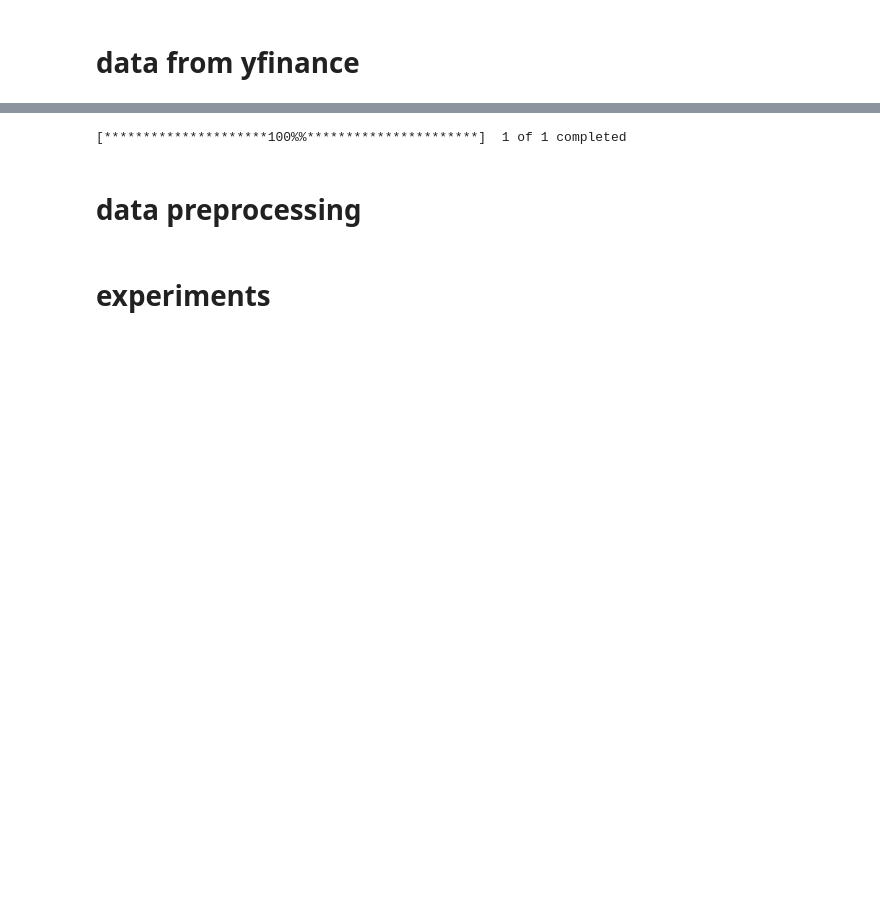
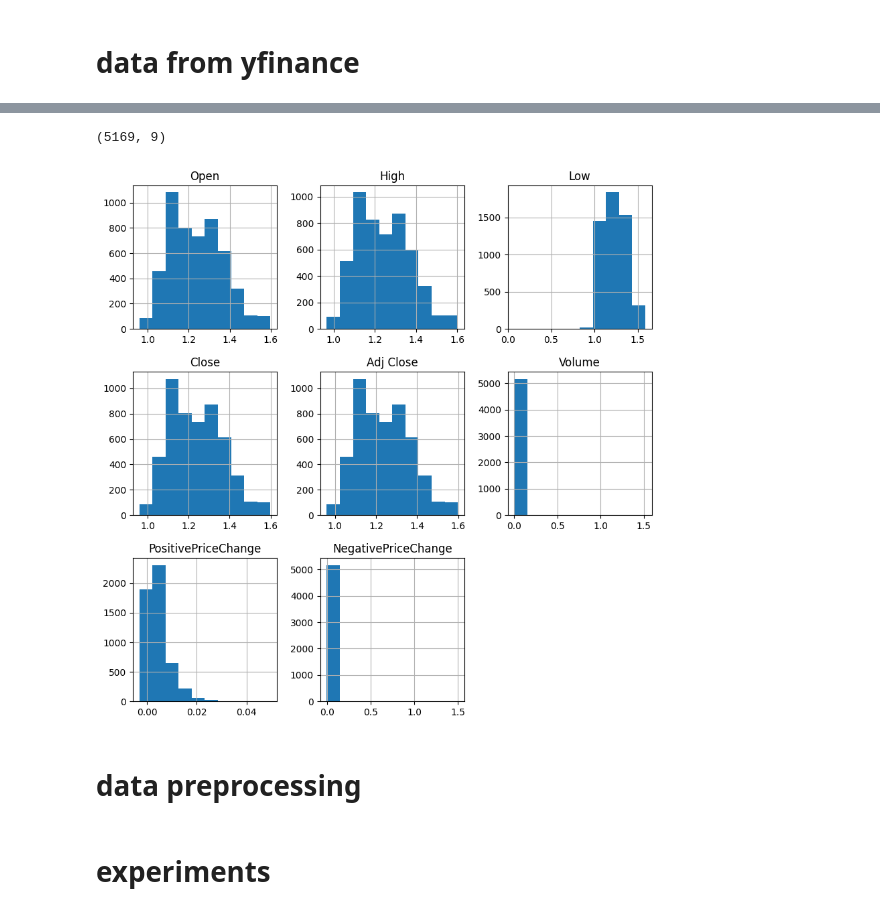
Before and after one commit to Alexa9der/currency_exchange, a Jupyter notebook: receivin_ data.ipynb, the cells around one changed output, grey strips where cells are left out. Drawn from its saved outputs; the diff is of its cells as text; code cells hidden in the pictures; blank space fills up the shorter version.

```diff
--- a/receivin_ data.ipynb
+++ b/receivin_ data.ipynb
@@ -10,5 +23,18 @@ from function.vizualization import  *
 # data from yfinance
 # %%
 current_datetime = datetime.now()
-start_date = '2023-01-01'
+start_date = '2000-01-01'
 end_date = current_datetime.strftime('%Y-%m-%d')
+# '^GDAXI'
+data = yf.download('EURUSD=X', start= start_date, end=end_date, interval='1d')
+data['Volume'] = data['High'] - data['Low']
+data['PositivePriceChange'] =  data['High'] -  data['Open']
+data['NegativePriceChange'] = data['Open'] - data['Low']
+# data['PriceDirection'] = np.where(data['PositivePriceChange'] > data['NegativePriceChange'], 'Up', 'Down')
+
+
+
+data = data.reset_index()
+data['Date'] = pd.to_datetime(data['Date']).dt.strftime('%Y-%m-%d' ) # %H:%M:%S')
+
+data[:50]
@@ -15,21 +60,11 @@ end_date = current_datetime.strftime('%Y-%m-%d')
+# %%
+data.shape
+# %% [output]
+(5169, 9)
 # %%
-data = yf.download('EURUSD=X', start= start_date, end=end_date, interval='1h')
-data = data.reset_index()
-data['Datetime'] = pd.to_datetime(data['Datetime']).dt.strftime('%Y-%m-%d %H:%M:%S')
-new_columns = {
-    'Datetime': 'datetime',
-    'Open': 'open',
-    'High': 'high',
-    'Low': 'low',
-    'Close': 'close',
-    'Adj Close': 'adj close',
-    'Volume': 'volume'
-}
-
-# Использование метода rename для замены имен столбцов
-data = data.rename(columns=new_columns)
+data.hist(figsize = (10,10));
 # %% [output]
-[*********************100%%**********************]  1 of 1 completed
+[figure, added]
 # %% [markdown]
 # data preprocessing
 # %%
```
Also changed, not shown: parts of 15 cells of this notebook.
